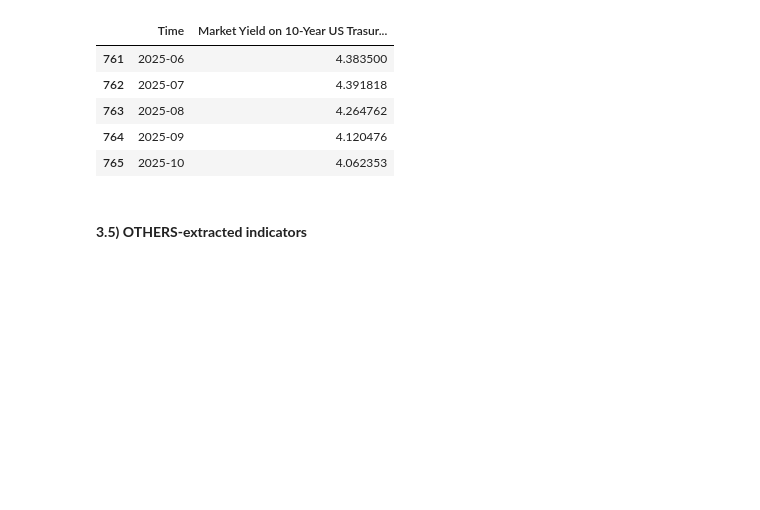
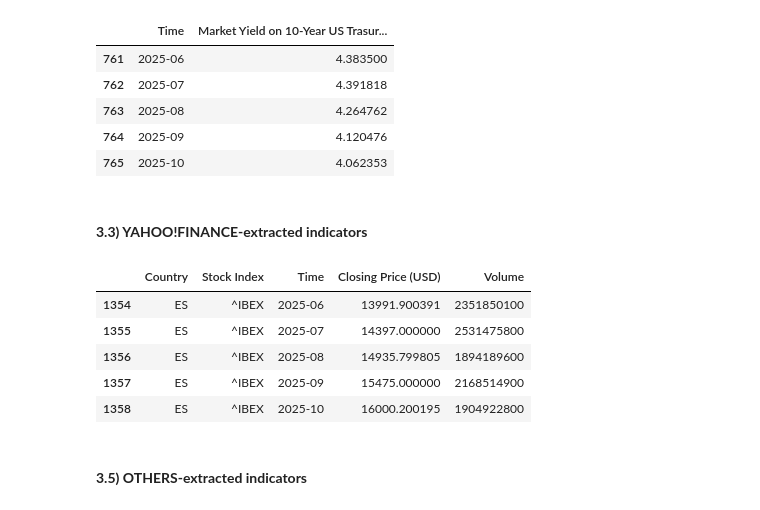
Before and after one commit to EliaLand/PSTR_Financial_Econometrics, a Jupyter notebook: data_fetcher/main.ipynb, the cells around one changed output. Drawn from its saved outputs; the diff is of its cells as text; code cells hidden in the pictures; blank space fills up the shorter version.

```diff
--- a/data_fetcher/main.ipynb
+++ b/data_fetcher/main.ipynb
@@ -434,6 +437,61 @@ ustyield_m_raw.tail()
 | 763 | 2025-08 | 4.264762 |
 | 764 | 2025-09 | 4.120476 |
 | 765 | 2025-10 | 4.062353 |
+# %% [markdown]
+#### **3.3) YAHOO!FINANCE-extracted indicators**
+# %%
+# Monthly price and volume of EU country’s stock index (monthly, price (USD), number of securities traded, 2015-01, 2025-10)
+# (!!!) Not available on YFinance for Bulgaria, Croatia, Cyprus, Estonia, Greece, Hungary, Latvia, Lithuania, Luxembourg, Malta, Poland, Romania, Slovakia, Slovenia, Portugal and Sweden
+# (!!!) Volume column is dangerous, a lot of 0 values, depending on country, it must be carefully handled
+
+eu_stock_indices_tickers = {
+    "AT": "^ATX",
+    "BE": "^BFX",
+    "CZ": "^PX",
+    "DK": "^OMXC25",
+    "FI": "^OMXH25",
+    "FR": "^FCHI",
+    "DE": "^GDAXI",
+    "IE": "^ISEQ",
+    "IT": "FTSEMIB.MI",
+    "NL": "^AEX",
+    "ES": "^IBEX"
+}
+
+start = "2015-01-01"
+end = "2025-10-25"
+
+list_single_country_dfs = []
+
+# We iterate over each country and respective stock index
+# We aggregate data through concatenation based on y axis
+for country, ticker in eu_stock_indices_tickers.items():
+    df = fetch_YFINANCE(ticker, start, end)
+
+# MultiIndex columns
+    if isinstance(df.columns, pd.MultiIndex):
+        df.columns = [col[0] for col in df.columns]
+    df = df.rename(columns={
+        "Close": "Closing Price (USD)",
+        "YearMonth": "Time"
+    })
+    df["Country"] = country
+    df["Stock Index"] = ticker
+
+    df = df[["Country", "Stock Index", "Time", "Closing Price (USD)", "Volume"]]
+
+    list_single_country_dfs.append(df)
+
+EURO_stock_m_raw = pd.concat(list_single_country_dfs, ignore_index=True)
+
+EURO_stock_m_raw.tail()
+# %% [output]
+|  | Country | Stock Index | Time | Closing Price (USD) | Volume |
+| 1354 | ES | ^IBEX | 2025-06 | 13991.900391 | 2351850100 |
+| 1355 | ES | ^IBEX | 2025-07 | 14397.000000 | 2531475800 |
+| 1356 | ES | ^IBEX | 2025-08 | 14935.799805 | 1894189600 |
+| 1357 | ES | ^IBEX | 2025-09 | 15475.000000 | 2168514900 |
+| 1358 | ES | ^IBEX | 2025-10 | 16000.200195 | 1904922800 |
 # %% [markdown]
 #### **3.5) OTHERS-extracted indicators**
 # %%
```
Also changed, not shown: parts of 4 cells of this notebook, 3 other files.
